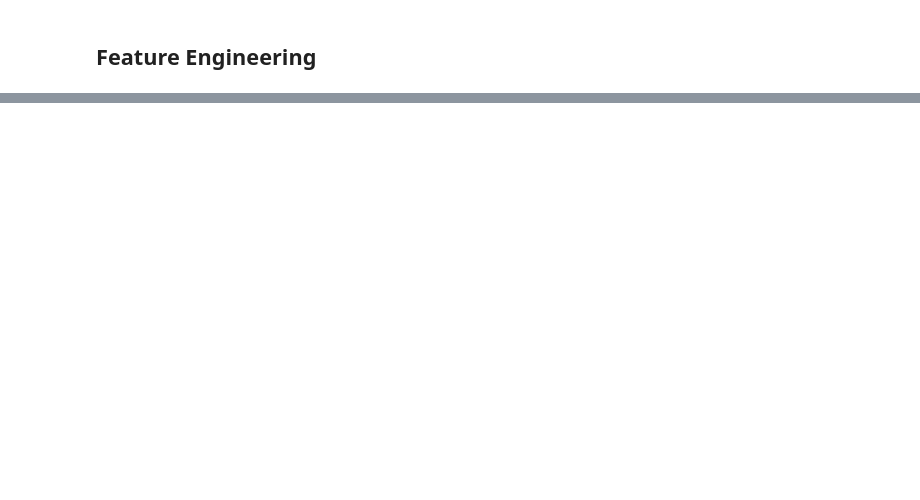
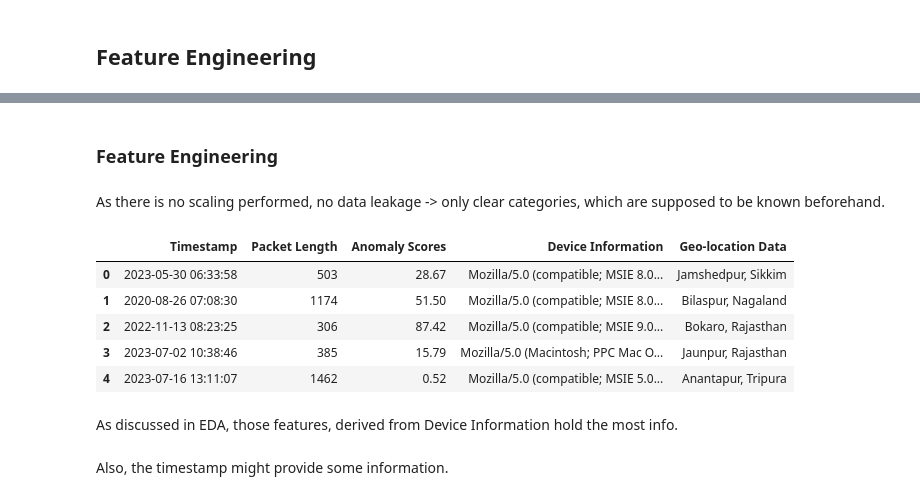
Before and after one commit to Alisizationed/sigmoid-exam, a Jupyter notebook: part_2_preprocessing&feature_engineering.ipynb, the cells around one changed output, grey strips where cells are left out. Saved outputs shown, nothing was run; the diff lists cells and outputs as text; code cells hidden in the pictures; blank space fills up the shorter version.

Commit message:
chore: clean data and feat engineering

```diff
--- a/part_2_preprocessing&feature_engineering.ipynb
+++ b/part_2_preprocessing&feature_engineering.ipynb
@@ -44,7 +80,5 @@ df.drop(cat_cols, axis=1, inplace=True)
 # %%
-missing_cols = ['Malware Indicators', 'Firewall Logs',
-                'IDS/IPS Alerts', 'Alerts/Warnings']
-
-[print_col_unique(df, col) for col in missing_cols]
+missing_features = ['Malware Indicators', 'Alerts/Warnings', 'Proxy Information',
+                    'Firewall Logs', 'IDS/IPS Alerts']
 # %%
-df[missing_cols] = df[missing_cols].notna().astype('int64')
+df[missing_features] = df[missing_features].notna().astype(int)
@@ -52,0 +102,2 @@ df[missing_cols] = df[missing_cols].notna().astype('int64')
+# %%
+low_card_cat_features = df.loc[:,df.nunique() < 10].select_dtypes(exclude='number').columns.tolist()
@@ -52,0 +116,18 @@ df[missing_cols] = df[missing_cols].notna().astype('int64')
+# %%
+dummies = pd.get_dummies(df[low_card_cat_features])
+df = pd.concat([df.drop(low_card_cat_features, axis=1), dummies.astype('int64')], axis=1)
+# %% [markdown]
+### **Feature Engineering**
+# %% [markdown]
+As there is no scaling performed, no data leakage -> only clear categories, which are supposed to be known beforehand.
+# %%
+df.loc[:, df.nunique() > 2].head()
+# %% [output]
+|  | Timestamp | Packet Length | Anomaly Scores | Device Information | Geo-location Data |
+| 0 | 2023-05-30 06:33:58 | 503 | 28.67 | Mozilla/5.0 (compatible; MSIE 8.0... | Jamshedpur, Sikkim |
+| 1 | 2020-08-26 07:08:30 | 1174 | 51.50 | Mozilla/5.0 (compatible; MSIE 8.0... | Bilaspur, Nagaland |
+| 2 | 2022-11-13 08:23:25 | 306 | 87.42 | Mozilla/5.0 (compatible; MSIE 9.0... | Bokaro, Rajasthan |
+| 3 | 2023-07-02 10:38:46 | 385 | 15.79 | Mozilla/5.0 (Macintosh; PPC Mac O... | Jaunpur, Rajasthan |
+| 4 | 2023-07-16 13:11:07 | 1462 | 0.52 | Mozilla/5.0 (compatible; MSIE 5.0... | Anantapur, Tripura |
+# %% [markdown]
+As discussed in EDA, those features, derived from Device Information hold the most info.
@@ -52,0 +143,2 @@ df[missing_cols] = df[missing_cols].notna().astype('int64')
+# %% [markdown]
+Also, the timestamp might provide some information.
```
Also changed, not shown: parts of 30 cells of this notebook.
